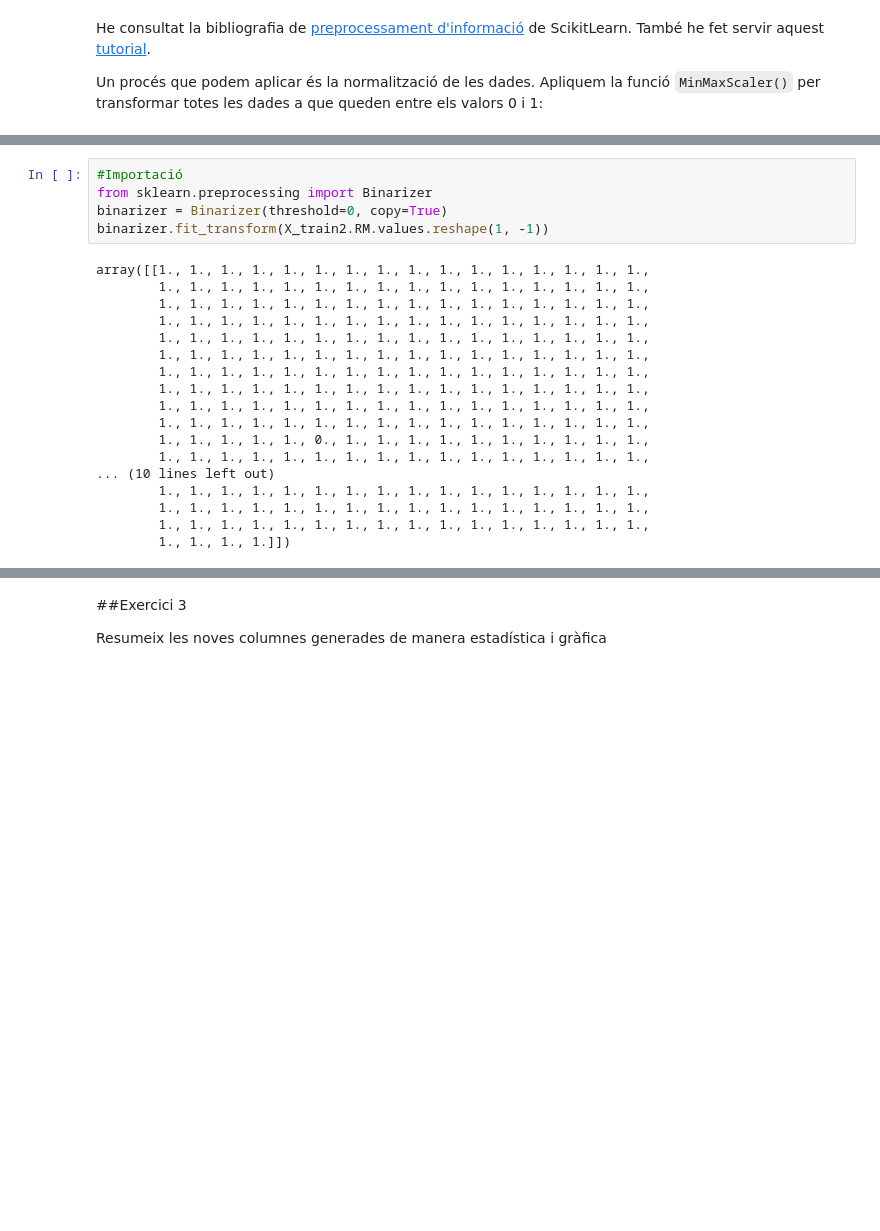
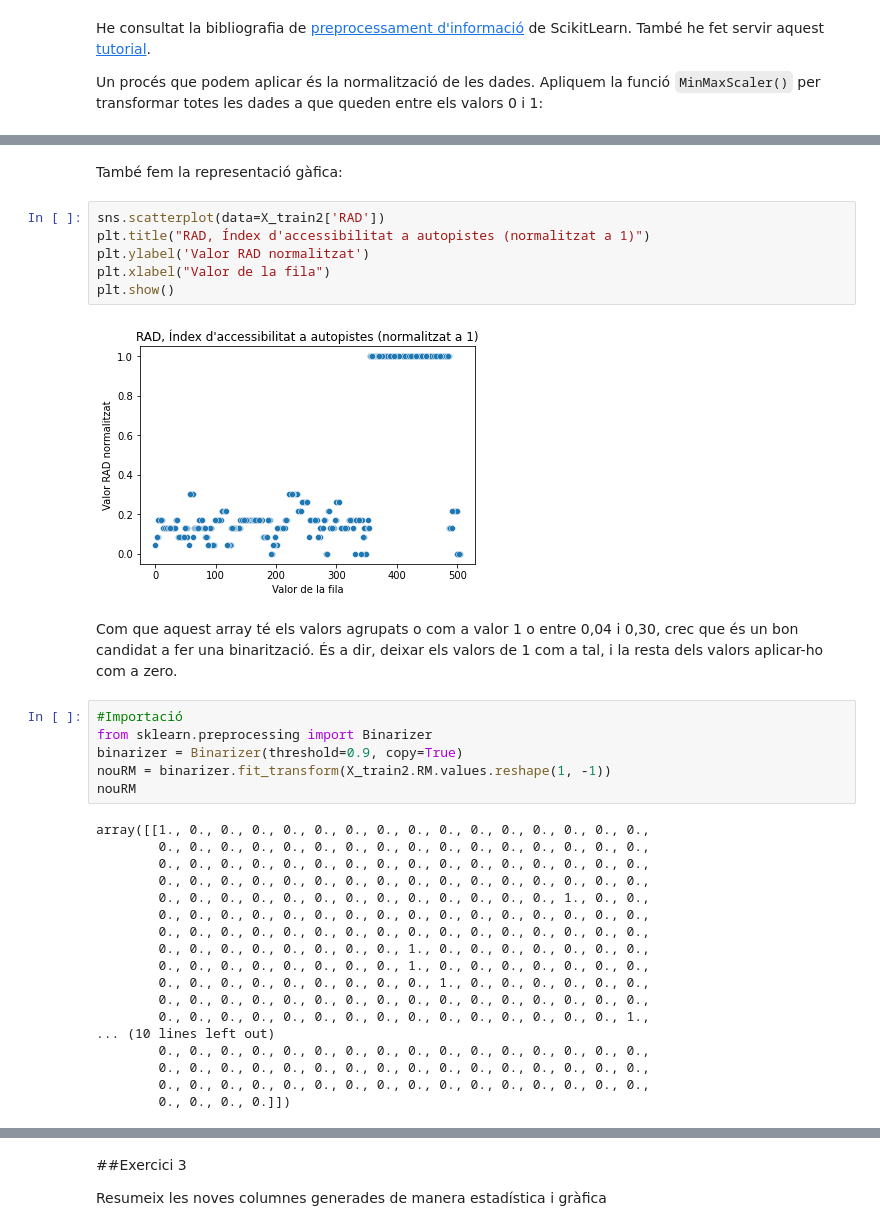
Before and after one commit to davifebdn/SkLearn_Train_Test, a Jupyter notebook: Tasca_M5_T02.ipynb, the cells around one changed output, grey strips where cells are left out. Cells and saved outputs as stored; diff of their text form; blank space fills up the shorter version.

```diff
--- a/Tasca_M5_T02.ipynb
+++ b/Tasca_M5_T02.ipynb
@@ -297,23 +320,36 @@ X_train2.head()
+# %% [markdown]
+També fem la representació gàfica:
+# %%
+sns.scatterplot(data=X_train2['RAD'])
+plt.title("RAD, Índex d'accessibilitat a autopistes (normalitzat a 1)")
+plt.ylabel('Valor RAD normalitzat')
+plt.xlabel("Valor de la fila")
+plt.show()
+# %% [output]
+[figure, added]
+# %% [markdown]
+Com que aquest array té els valors agrupats o com a valor 1 o entre 0,04 i 0,30, crec que és un bon candidat a fer una binarització. És a dir, deixar els valors de 1 com a tal, i la resta dels valors aplicar-ho com a zero.
 # %%
 #Importació
 from sklearn.preprocessing import Binarizer
-binarizer = Binarizer(threshold=0, copy=True)
-binarizer.fit_transform(X_train2.RM.values.reshape(1, -1))
+binarizer = Binarizer(threshold=0.9, copy=True)
+nouRM = binarizer.fit_transform(X_train2.RM.values.reshape(1, -1))
+nouRM
 # %% [output]
-array([[1., 1., 1., 1., 1., 1., 1., 1., 1., 1., 1., 1., 1., 1., 1., 1.,
-        1., 1., 1., 1., 1., 1., 1., 1., 1., 1., 1., 1., 1., 1., 1., 1.,
-        1., 1., 1., 1., 1., 1., 1., 1., 1., 1., 1., 1., 1., 1., 1., 1.,
-        1., 1., 1., 1., 1., 1., 1., 1., 1., 1., 1., 1., 1., 1., 1., 1.,
-        1., 1., 1., 1., 1., 1., 1., 1., 1., 1., 1., 1., 1., 1., 1., 1.,
-        1., 1., 1., 1., 1., 1., 1., 1., 1., 1., 1., 1., 1., 1., 1., 1.,
-        1., 1., 1., 1., 1., 1., 1., 1., 1., 1., 1., 1., 1., 1., 1., 1.,
-        1., 1., 1., 1., 1., 1., 1., 1., 1., 1., 1., 1., 1., 1., 1., 1.,
-        1., 1., 1., 1., 1., 1., 1., 1., 1., 1., 1., 1., 1., 1., 1., 1.,
-        1., 1., 1., 1., 1., 1., 1., 1., 1., 1., 1., 1., 1., 1., 1., 1.,
-        1., 1., 1., 1., 1., 0., 1., 1., 1., 1., 1., 1., 1., 1., 1., 1.,
-        1., 1., 1., 1., 1., 1., 1., 1., 1., 1., 1., 1., 1., 1., 1., 1.,
+array([[1., 0., 0., 0., 0., 0., 0., 0., 0., 0., 0., 0., 0., 0., 0., 0.,
+        0., 0., 0., 0., 0., 0., 0., 0., 0., 0., 0., 0., 0., 0., 0., 0.,
+        0., 0., 0., 0., 0., 0., 0., 0., 0., 0., 0., 0., 0., 0., 0., 0.,
+        0., 0., 0., 0., 0., 0., 0., 0., 0., 0., 0., 0., 0., 0., 0., 0.,
+        0., 0., 0., 0., 0., 0., 0., 0., 0., 0., 0., 0., 0., 1., 0., 0.,
+        0., 0., 0., 0., 0., 0., 0., 0., 0., 0., 0., 0., 0., 0., 0., 0.,
+        0., 0., 0., 0., 0., 0., 0., 0., 0., 0., 0., 0., 0., 0., 0., 0.,
+        0., 0., 0., 0., 0., 0., 0., 0., 1., 0., 0., 0., 0., 0., 0., 0.,
+        0., 0., 0., 0., 0., 0., 0., 0., 1., 0., 0., 0., 0., 0., 0., 0.,
+        0., 0., 0., 0., 0., 0., 0., 0., 0., 1., 0., 0., 0., 0., 0., 0.,
+        0., 0., 0., 0., 0., 0., 0., 0., 0., 0., 0., 0., 0., 0., 0., 0.,
+        0., 0., 0., 0., 0., 0., 0., 0., 0., 0., 0., 0., 0., 0., 0., 1.,
 ... (10 lines left out)
-        1., 1., 1., 1., 1., 1., 1., 1., 1., 1., 1., 1., 1., 1., 1., 1.,
-        1., 1., 1., 1., 1., 1., 1., 1., 1., 1., 1., 1., 1., 1., 1., 1.,
-        1., 1., 1., 1., 1., 1., 1., 1., 1., 1., 1., 1., 1., 1., 1., 1.,
-        1., 1., 1., 1.]])
+        0., 0., 0., 0., 0., 0., 0., 0., 0., 0., 0., 0., 0., 0., 0., 0.,
+        0., 0., 0., 0., 0., 0., 0., 0., 0., 0., 0., 0., 0., 0., 0., 0.,
+        0., 0., 0., 0., 0., 0., 0., 0., 0., 0., 0., 0., 0., 0., 0., 0.,
+        0., 0., 0., 0.]])
```
Also changed, not shown: parts of 7 cells of this notebook.
